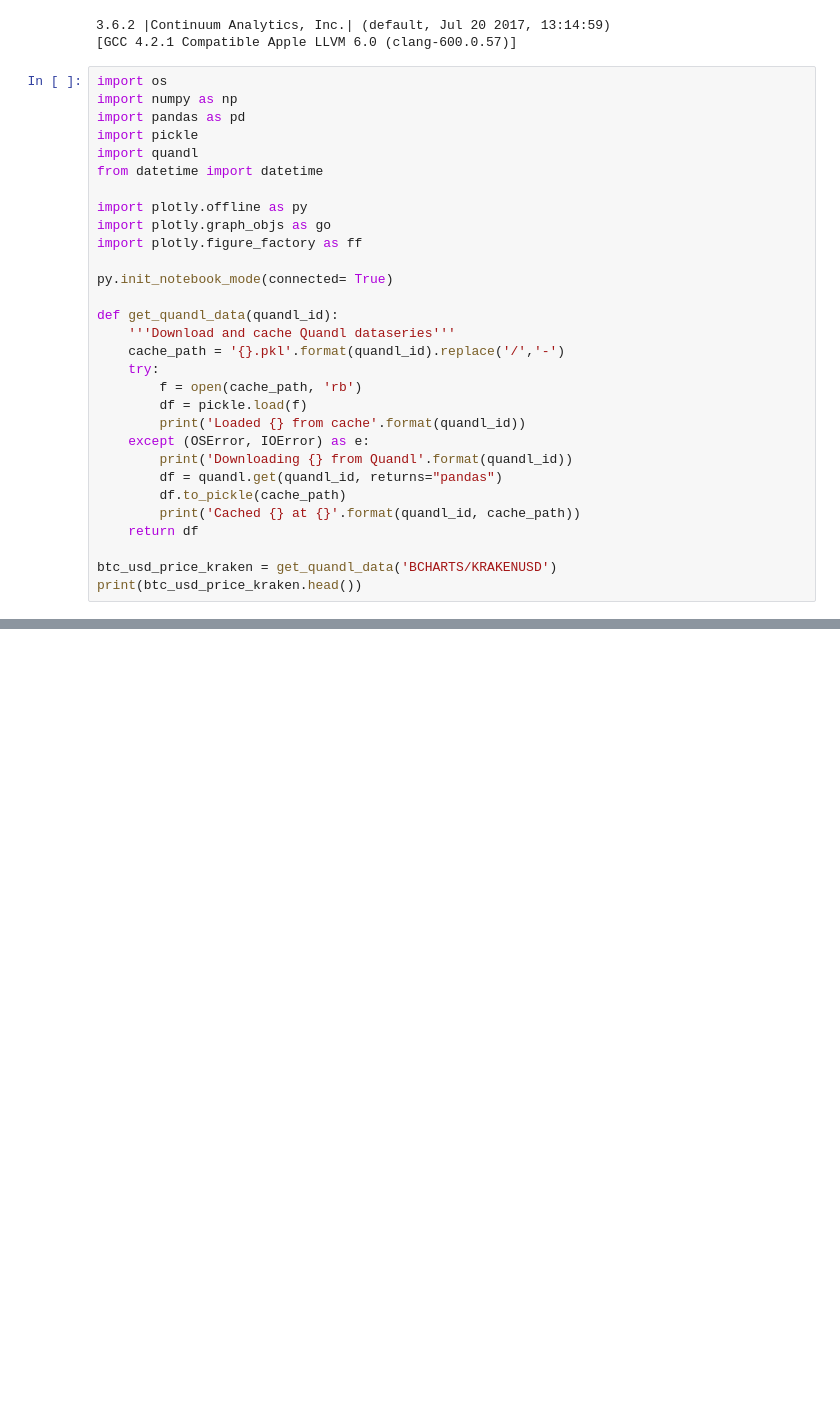
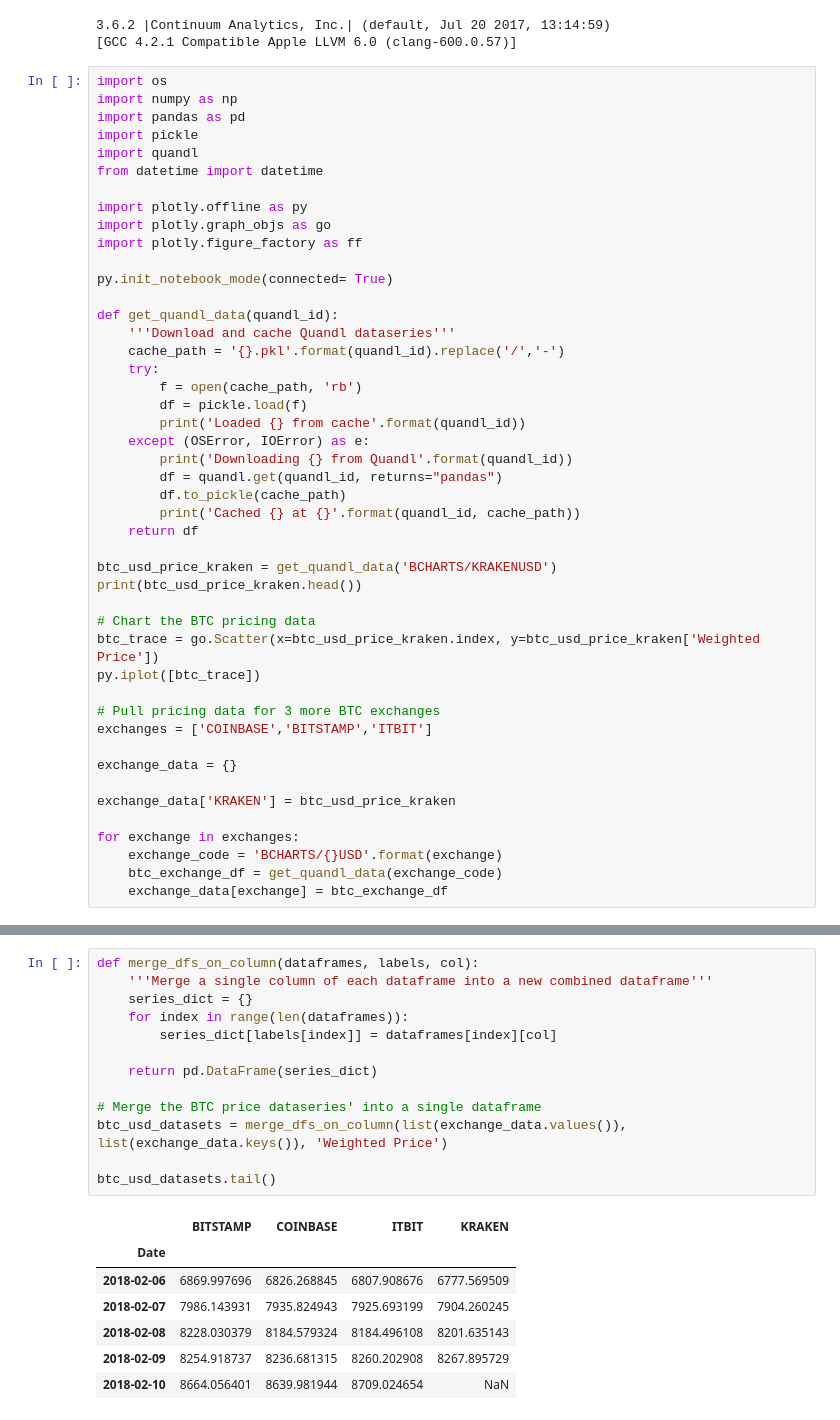
Before and after one commit to zlispositive/PFBlack, a Jupyter notebook: JupyterBook/CA_1.ipynb, the cells around one changed output, grey strips where cells are left out. Saved outputs shown, nothing was run; the diff lists cells and outputs as text; blank space fills up the shorter version.

```diff
--- a/JupyterBook/CA_1.ipynb
+++ b/JupyterBook/CA_1.ipynb
@@ -34,4 +34,20 @@ def get_quandl_data(quandl_id):
 
 btc_usd_price_kraken = get_quandl_data('BCHARTS/KRAKENUSD')
 print(btc_usd_price_kraken.head())
+
+# Chart the BTC pricing data
+btc_trace = go.Scatter(x=btc_usd_price_kraken.index, y=btc_usd_price_kraken['Weighted Price'])
+py.iplot([btc_trace])
+
+# Pull pricing data for 3 more BTC exchanges
+exchanges = ['COINBASE','BITSTAMP','ITBIT']
+
+exchange_data = {}
+
+exchange_data['KRAKEN'] = btc_usd_price_kraken
+
+for exchange in exchanges:
+    exchange_code = 'BCHARTS/{}USD'.format(exchange)
+    btc_exchange_df = get_quandl_data(exchange_code)
+    exchange_data[exchange] = btc_exchange_df
 # %% [output]
@@ -54,0 +77,21 @@ Date
+# %%
+def merge_dfs_on_column(dataframes, labels, col):
+    '''Merge a single column of each dataframe into a new combined dataframe'''
+    series_dict = {}
+    for index in range(len(dataframes)):
+        series_dict[labels[index]] = dataframes[index][col]
+
+    return pd.DataFrame(series_dict)
+
+# Merge the BTC price dataseries' into a single dataframe
+btc_usd_datasets = merge_dfs_on_column(list(exchange_data.values()), list(exchange_data.keys()), 'Weighted Price')
+
+btc_usd_datasets.tail()
+# %% [output]
+|  | BITSTAMP | COINBASE | ITBIT | KRAKEN |
+| Date |  |  |  |  |
+| 2018-02-06 | 6869.997696 | 6826.268845 | 6807.908676 | 6777.569509 |
+| 2018-02-07 | 7986.143931 | 7935.824943 | 7925.693199 | 7904.260245 |
+| 2018-02-08 | 8228.030379 | 8184.579324 | 8184.496108 | 8201.635143 |
+| 2018-02-09 | 8254.918737 | 8236.681315 | 8260.202908 | 8267.895729 |
+| 2018-02-10 | 8664.056401 | 8639.981944 | 8709.024654 | NaN |
```
Also changed, not shown: parts of 4 cells of this notebook, 4 other files.
